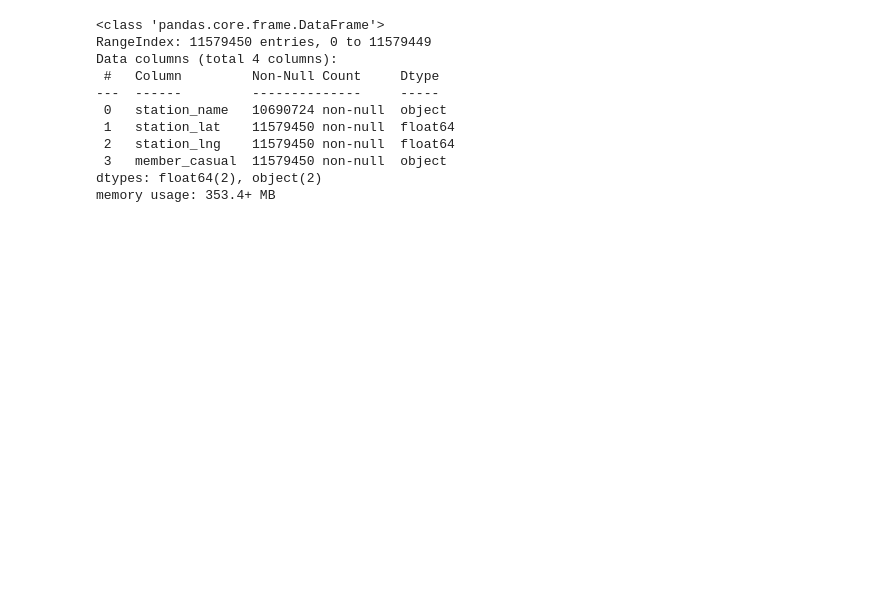
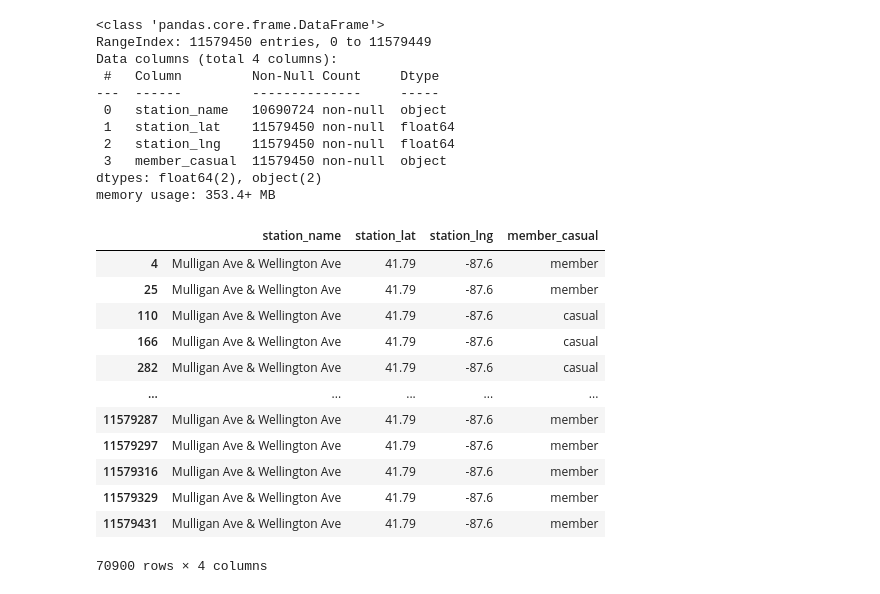
Before and after one commit to AlvaroValdelamar/Google-Data-Capstone-Project, a Jupyter notebook: src/main_script.ipynb, the cells around one changed output. Saved outputs shown, nothing was run; the diff lists cells and outputs as text; code cells hidden in the pictures; blank space fills up the shorter version.

```diff
--- a/src/main_script.ipynb
+++ b/src/main_script.ipynb
@@ -934,0 +894,16 @@ df_coordinates.loc[df_coordinates.duplicated('station_name')==True,
+# %%
+df_coordinates.loc[df_coordinates['station_name'] == 'Mulligan Ave & Wellington Ave']
+# %% [output]
+|  | station_name | station_lat | station_lng | member_casual |
+| 4 | Mulligan Ave & Wellington Ave | 41.79 | -87.6 | member |
+| 25 | Mulligan Ave & Wellington Ave | 41.79 | -87.6 | member |
+| 110 | Mulligan Ave & Wellington Ave | 41.79 | -87.6 | casual |
+| 166 | Mulligan Ave & Wellington Ave | 41.79 | -87.6 | casual |
+| 282 | Mulligan Ave & Wellington Ave | 41.79 | -87.6 | casual |
+| ... | ... | ... | ... | ... |
+| 11579287 | Mulligan Ave & Wellington Ave | 41.79 | -87.6 | member |
+| 11579297 | Mulligan Ave & Wellington Ave | 41.79 | -87.6 | member |
+| 11579316 | Mulligan Ave & Wellington Ave | 41.79 | -87.6 | member |
+| 11579329 | Mulligan Ave & Wellington Ave | 41.79 | -87.6 | member |
+| 11579431 | Mulligan Ave & Wellington Ave | 41.79 | -87.6 | member |
+70900 rows × 4 columns
```
Also changed, not shown: parts of 28 cells of this notebook.
